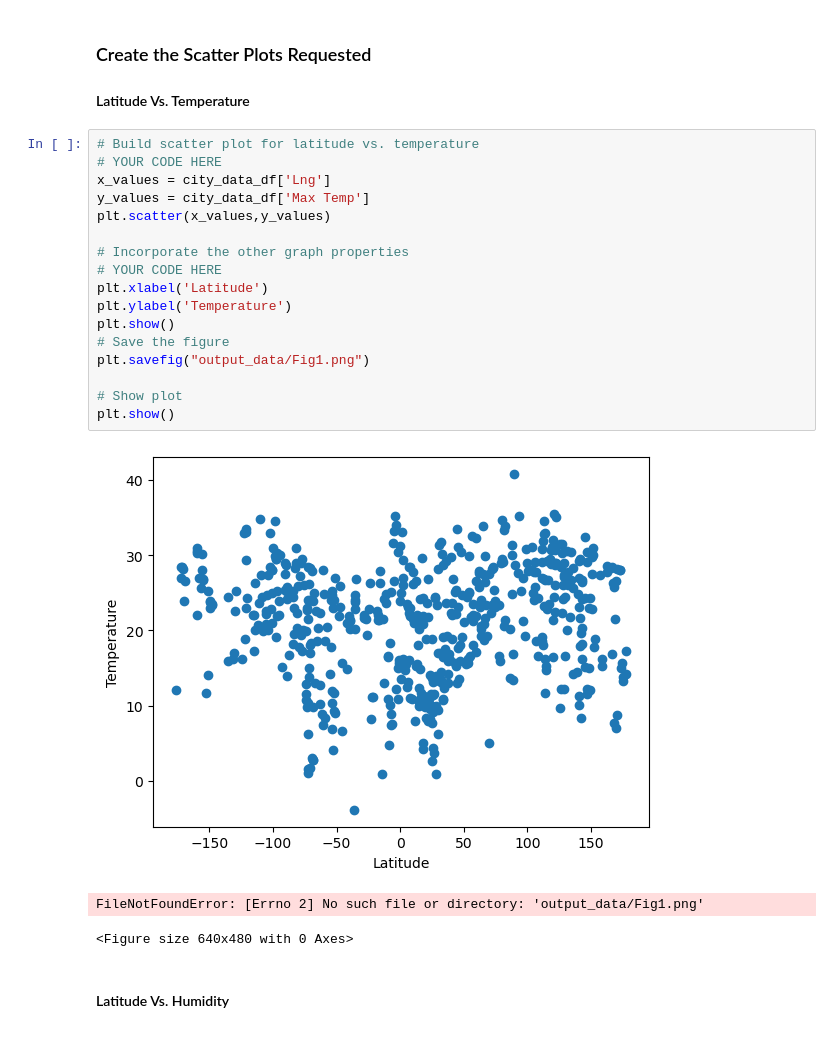
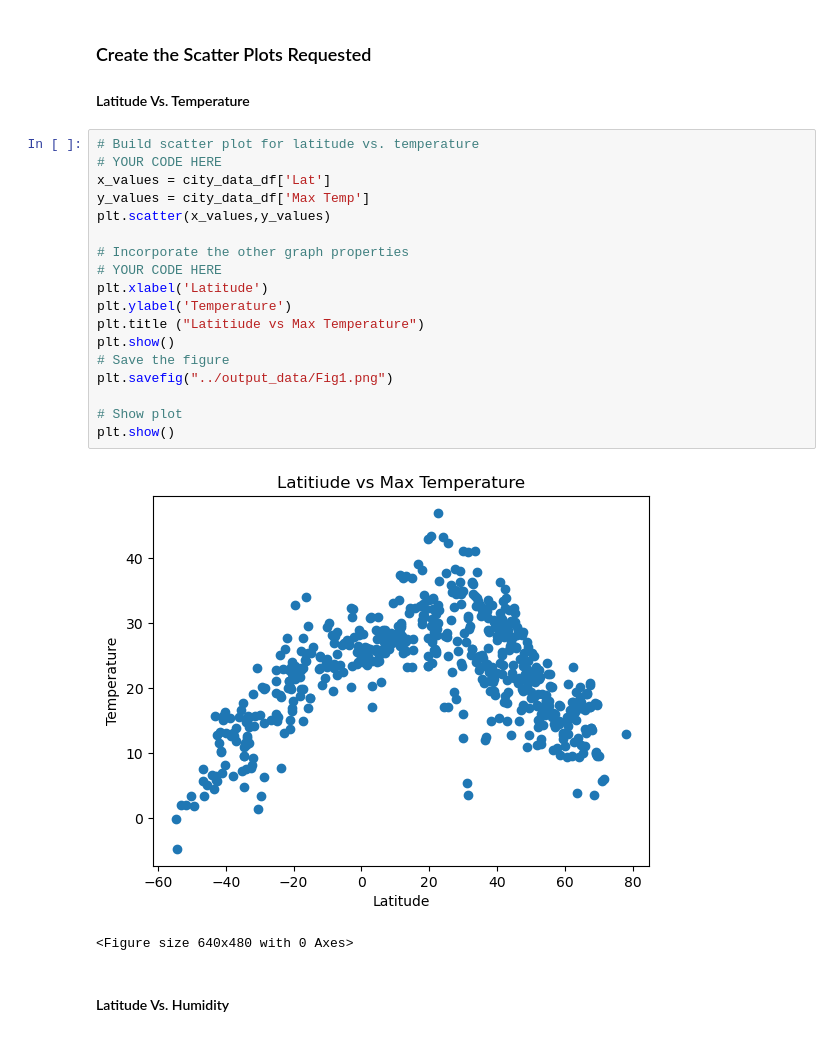
Before and after one commit to stephfer17/python-api-challenge, a Jupyter notebook: WeatherPy.ipynb, the cells around one changed output. Drawn from its saved outputs; the diff is of its cells as text.

```diff
--- a/WeatherPy.ipynb
+++ b/WeatherPy.ipynb
@@ -180,24 +189,24 @@ city_data_df.head()
 # %%
 # Build scatter plot for latitude vs. temperature
 # YOUR CODE HERE
-x_values = city_data_df['Lng']
+x_values = city_data_df['Lat']
 y_values = city_data_df['Max Temp']
 plt.scatter(x_values,y_values)
 
 # Incorporate the other graph properties
 # YOUR CODE HERE
 plt.xlabel('Latitude')
 plt.ylabel('Temperature')
+plt.title ("Latitiude vs Max Temperature")
 plt.show()
 # Save the figure
-plt.savefig("output_data/Fig1.png")
+plt.savefig("../output_data/Fig1.png")
 
 # Show plot
 plt.show()
 # %% [output]
-[figure, old version]
+[figure, new version]
-FileNotFoundError: [Errno 2] No such file or directory: 'output_data/Fig1.png'
+<Figure size 640x480 with 0 Axes>
-<Figure size 640x480 with 0 Axes>
 # %% [markdown]
 #### Latitude Vs. Humidity
 # %%
```
Also changed, not shown: parts of 33 cells of this notebook.
